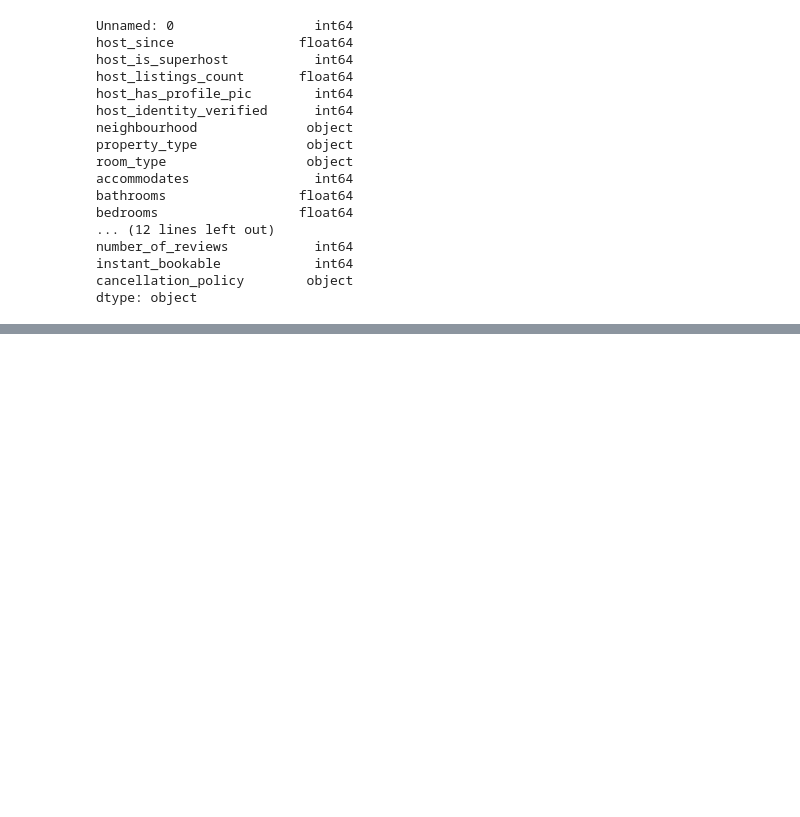
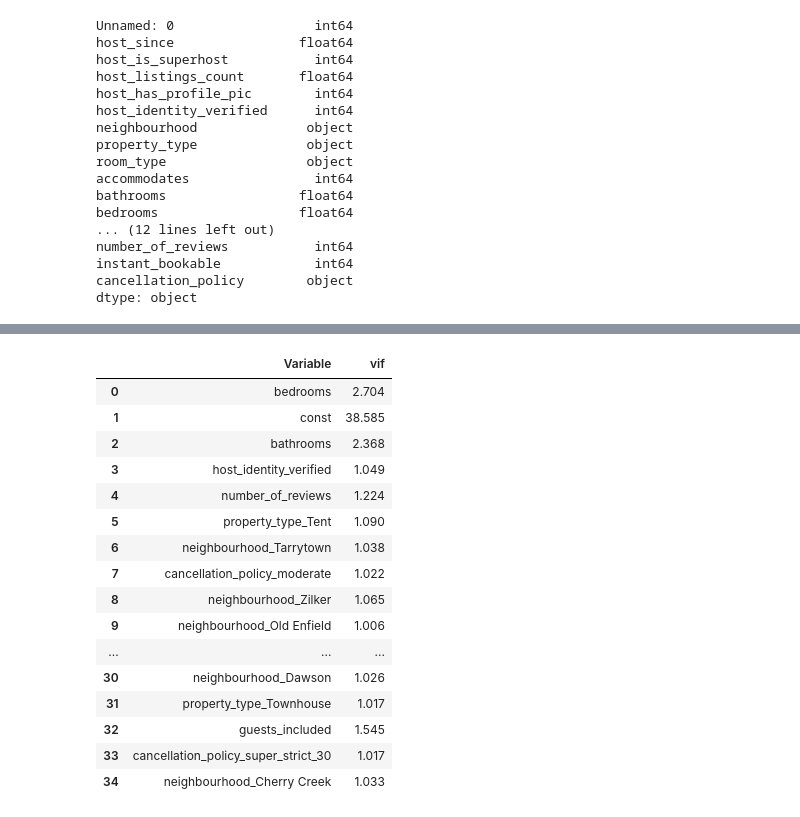
Before and after one commit to TomRush20/BAN-6025-Machine-Learning, a Jupyter notebook: Airbnb Austin Project/Final_Linear_Regression.ipynb, the cells around one changed output, grey strips where cells are left out. Saved outputs shown, nothing was run; the diff lists cells and outputs as text; code cells hidden in the pictures; blank space fills up the shorter version.

```diff
--- a/Airbnb Austin Project/Final_Linear_Regression.ipynb
+++ b/Airbnb Austin Project/Final_Linear_Regression.ipynb
@@ -241,0 +264,24 @@ Notes:
+# %%
+vifres = pd.DataFrame()
+
+vifres['Variable'] = X.columns
+vifres['vif'] = [variance_inflation_factor(X.values, i).round(3) for i in range(X.shape[1])]
+vifres
+# %% [output]
+|  | Variable | vif |
+| 0 | bedrooms | 2.704 |
+| 1 | const | 38.585 |
+| 2 | bathrooms | 2.368 |
+| 3 | host_identity_verified | 1.049 |
+| 4 | number_of_reviews | 1.224 |
+| 5 | property_type_Tent | 1.090 |
+| 6 | neighbourhood_Tarrytown | 1.038 |
+| 7 | cancellation_policy_moderate | 1.022 |
+| 8 | neighbourhood_Zilker | 1.065 |
+| 9 | neighbourhood_Old Enfield | 1.006 |
+| ... | ... | ... |
+| 30 | neighbourhood_Dawson | 1.026 |
+| 31 | property_type_Townhouse | 1.017 |
+| 32 | guests_included | 1.545 |
+| 33 | cancellation_policy_super_strict_30 | 1.017 |
+| 34 | neighbourhood_Cherry Creek | 1.033 |
```
Also changed, not shown: parts of 11 cells of this notebook, 3 other files.
